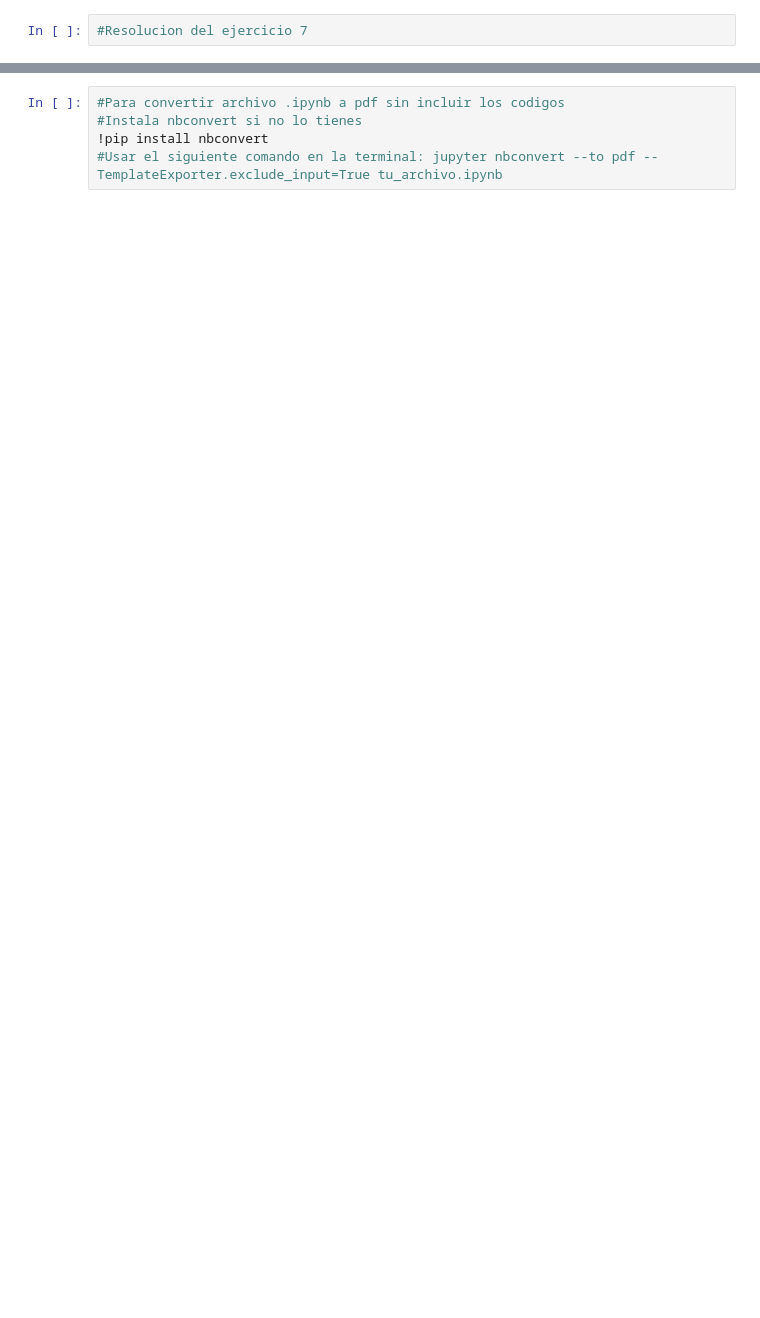
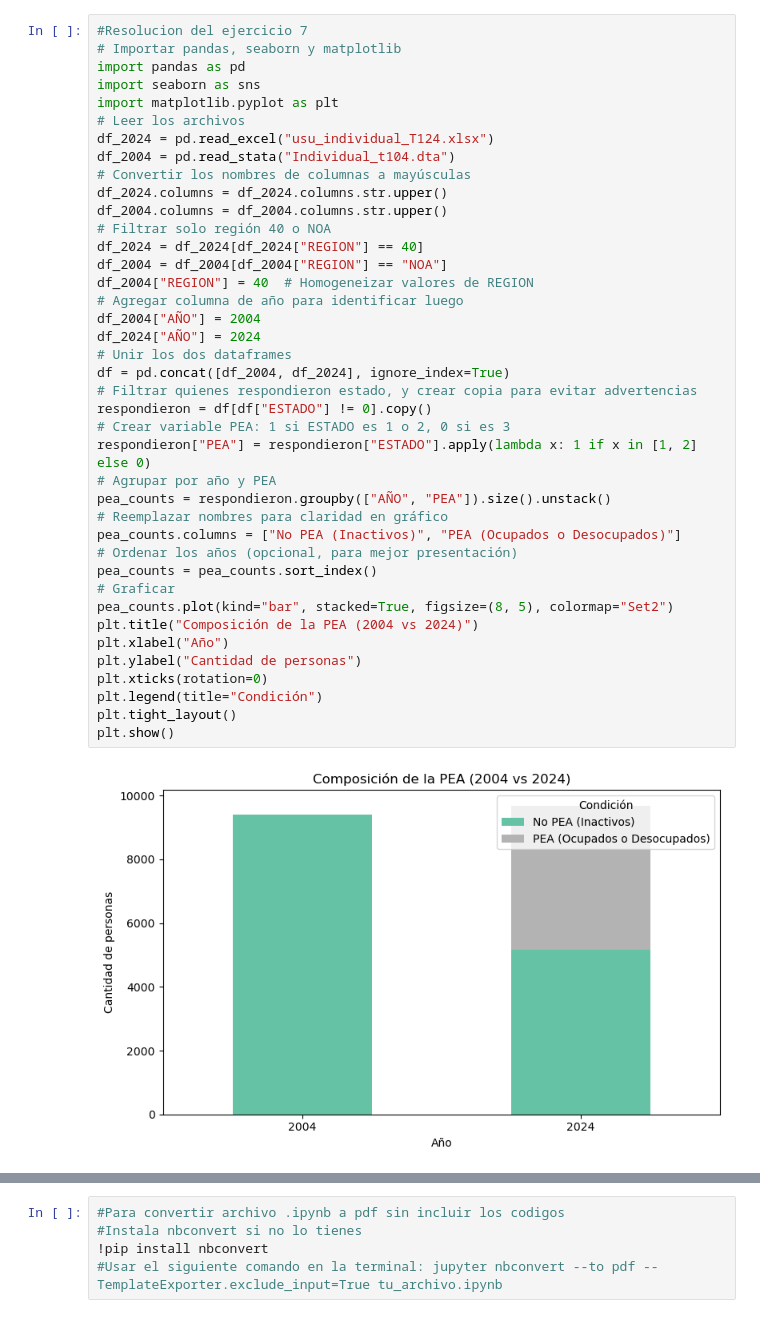
Before and after one commit to LucaDadderio0/-BigDataUBA-Grup10, a Jupyter notebook: TP2/Big_Data_TP2_Grupo10.ipynb, the cells around one changed output, grey strips where cells are left out. Drawn from its saved outputs; the diff is of its cells as text; blank space fills up the shorter version.

```diff
--- a/TP2/Big_Data_TP2_Grupo10.ipynb
+++ b/TP2/Big_Data_TP2_Grupo10.ipynb
@@ -66,4 +323,44 @@ print(df_2004.isnull().sum())
 # %%
 #Resolucion del ejercicio 7
+# Importar pandas, seaborn y matplotlib
+import pandas as pd
+import seaborn as sns
+import matplotlib.pyplot as plt
+# Leer los archivos
+df_2024 = pd.read_excel("usu_individual_T124.xlsx")
+df_2004 = pd.read_stata("Individual_t104.dta")
+# Convertir los nombres de columnas a mayúsculas
+df_2024.columns = df_2024.columns.str.upper()
+df_2004.columns = df_2004.columns.str.upper()
+# Filtrar solo región 40 o NOA
+df_2024 = df_2024[df_2024["REGION"] == 40]
+df_2004 = df_2004[df_2004["REGION"] == "NOA"]
+df_2004["REGION"] = 40  # Homogeneizar valores de REGION
+# Agregar columna de año para identificar luego
+df_2004["AÑO"] = 2004
+df_2024["AÑO"] = 2024
+# Unir los dos dataframes
+df = pd.concat([df_2004, df_2024], ignore_index=True)
+# Filtrar quienes respondieron estado, y crear copia para evitar advertencias
+respondieron = df[df["ESTADO"] != 0].copy()
+# Crear variable PEA: 1 si ESTADO es 1 o 2, 0 si es 3
+respondieron["PEA"] = respondieron["ESTADO"].apply(lambda x: 1 if x in [1, 2] else 0)
+# Agrupar por año y PEA
+pea_counts = respondieron.groupby(["AÑO", "PEA"]).size().unstack()
+# Reemplazar nombres para claridad en gráfico
+pea_counts.columns = ["No PEA (Inactivos)", "PEA (Ocupados o Desocupados)"]
+# Ordenar los años (opcional, para mejor presentación)
+pea_counts = pea_counts.sort_index()
+# Graficar
+pea_counts.plot(kind="bar", stacked=True, figsize=(8, 5), colormap="Set2")
+plt.title("Composición de la PEA (2004 vs 2024)")
+plt.xlabel("Año")
+plt.ylabel("Cantidad de personas")
+plt.xticks(rotation=0)
+plt.legend(title="Condición")
+plt.tight_layout()
+plt.show()
+# %% [output]
+[figure, added]
 # %%
 #Resolucion del ejercicio 8
```
Also changed, not shown: parts of 13 cells of this notebook.
